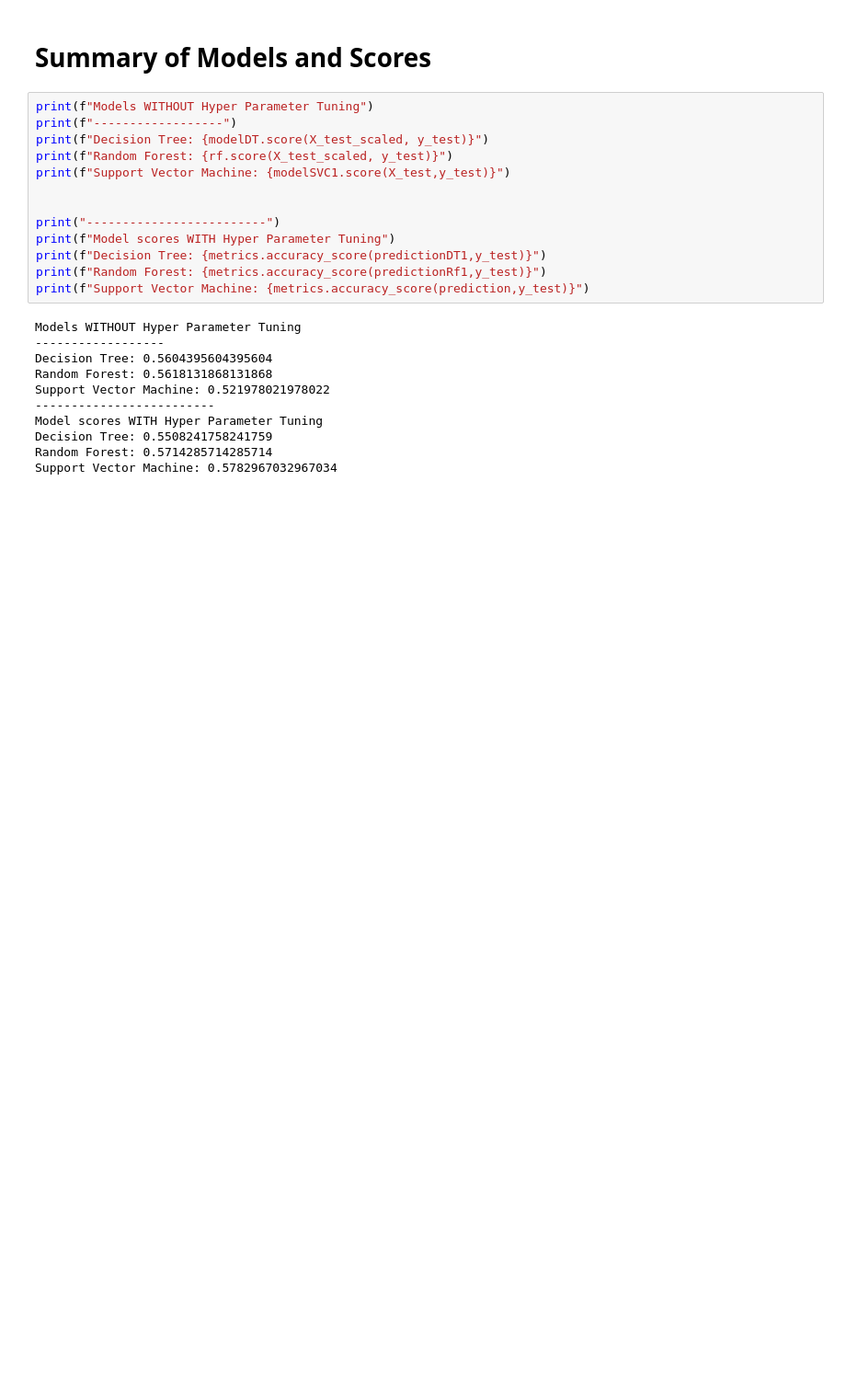
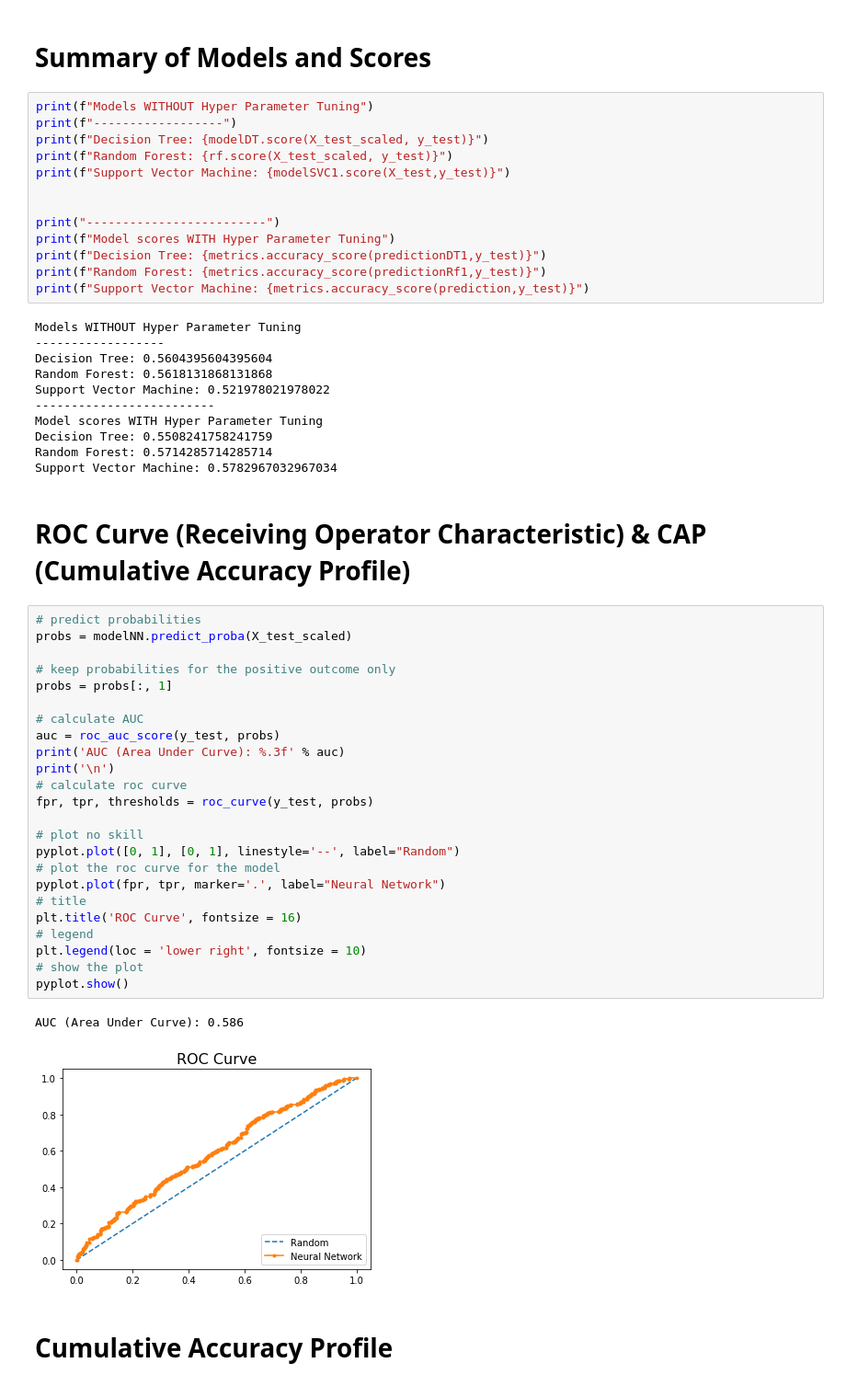
Before and after one commit to styrofomeBoots/project_3, a Jupyter notebook: bryan_workbook.ipynb, the cells around one changed output. Shown: that part at 92% size. Drawn from its saved outputs; the diff is of its cells as text; blank space fills up the shorter version.

```diff
--- a/bryan_workbook.ipynb
+++ b/bryan_workbook.ipynb
@@ -488,3 +441,34 @@ Model scores WITH Hyper Parameter Tuning
 Decision Tree: 0.5508241758241759
 Random Forest: 0.5714285714285714
 Support Vector Machine: 0.5782967032967034
+# %% [markdown]
+# ROC Curve (Receiving Operator Characteristic) & CAP (Cumulative Accuracy Profile)
+# %%
+# predict probabilities
+probs = modelNN.predict_proba(X_test_scaled)
+
+# keep probabilities for the positive outcome only
+probs = probs[:, 1]
+
+# calculate AUC
+auc = roc_auc_score(y_test, probs)
+print('AUC (Area Under Curve): %.3f' % auc)
+print('\n')
+# calculate roc curve
+fpr, tpr, thresholds = roc_curve(y_test, probs)
+
+# plot no skill
+pyplot.plot([0, 1], [0, 1], linestyle='--', label="Random")
+# plot the roc curve for the model
+pyplot.plot(fpr, tpr, marker='.', label="Neural Network")
+# title
+plt.title('ROC Curve', fontsize = 16)
+# legend
+plt.legend(loc = 'lower right', fontsize = 10)
+# show the plot
+pyplot.show()
+# %% [output]
+AUC (Area Under Curve): 0.586
+[figure, added]
+# %% [markdown]
+# Cumulative Accuracy Profile
```
Also changed, not shown: parts of 18 cells of this notebook.
